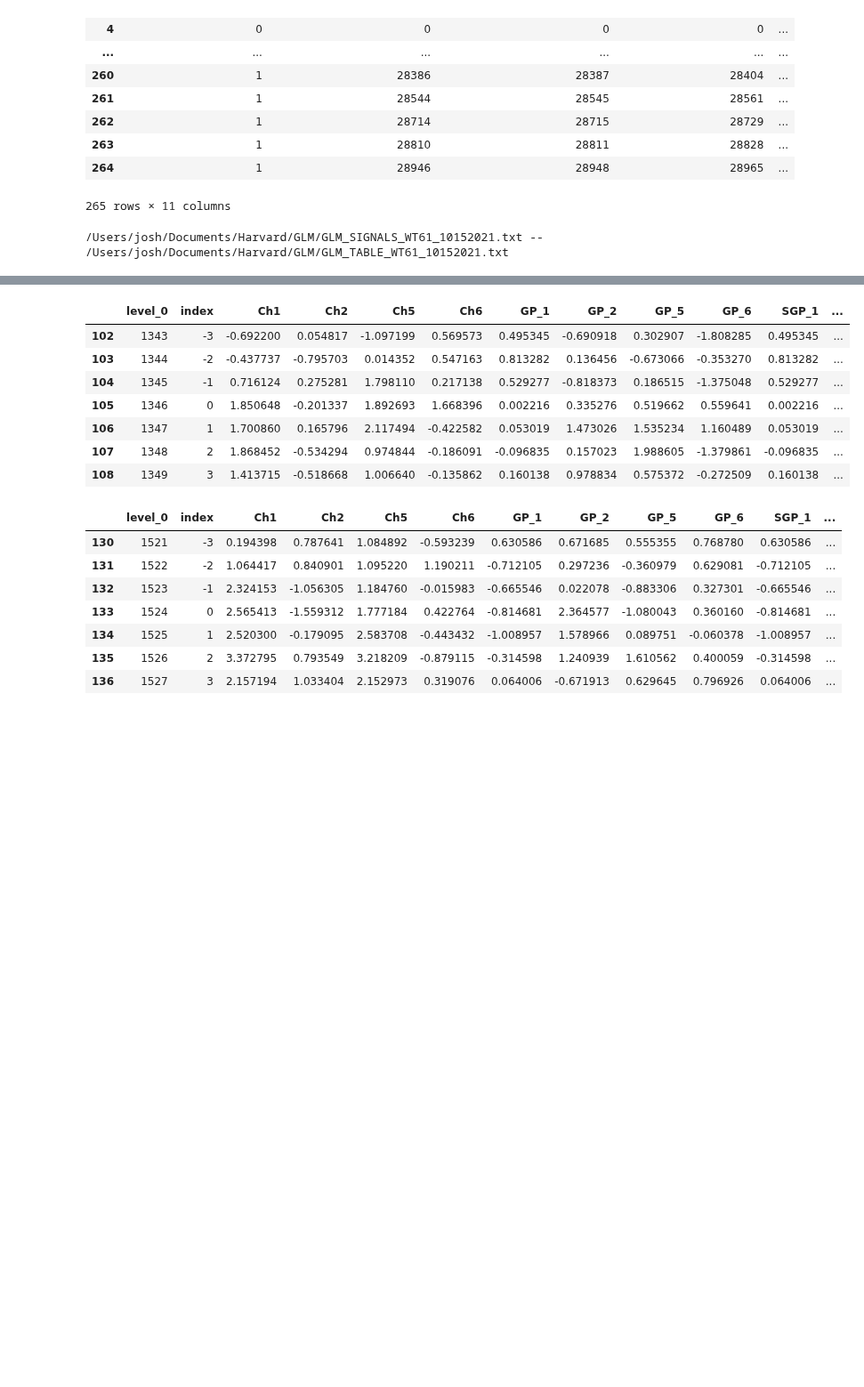
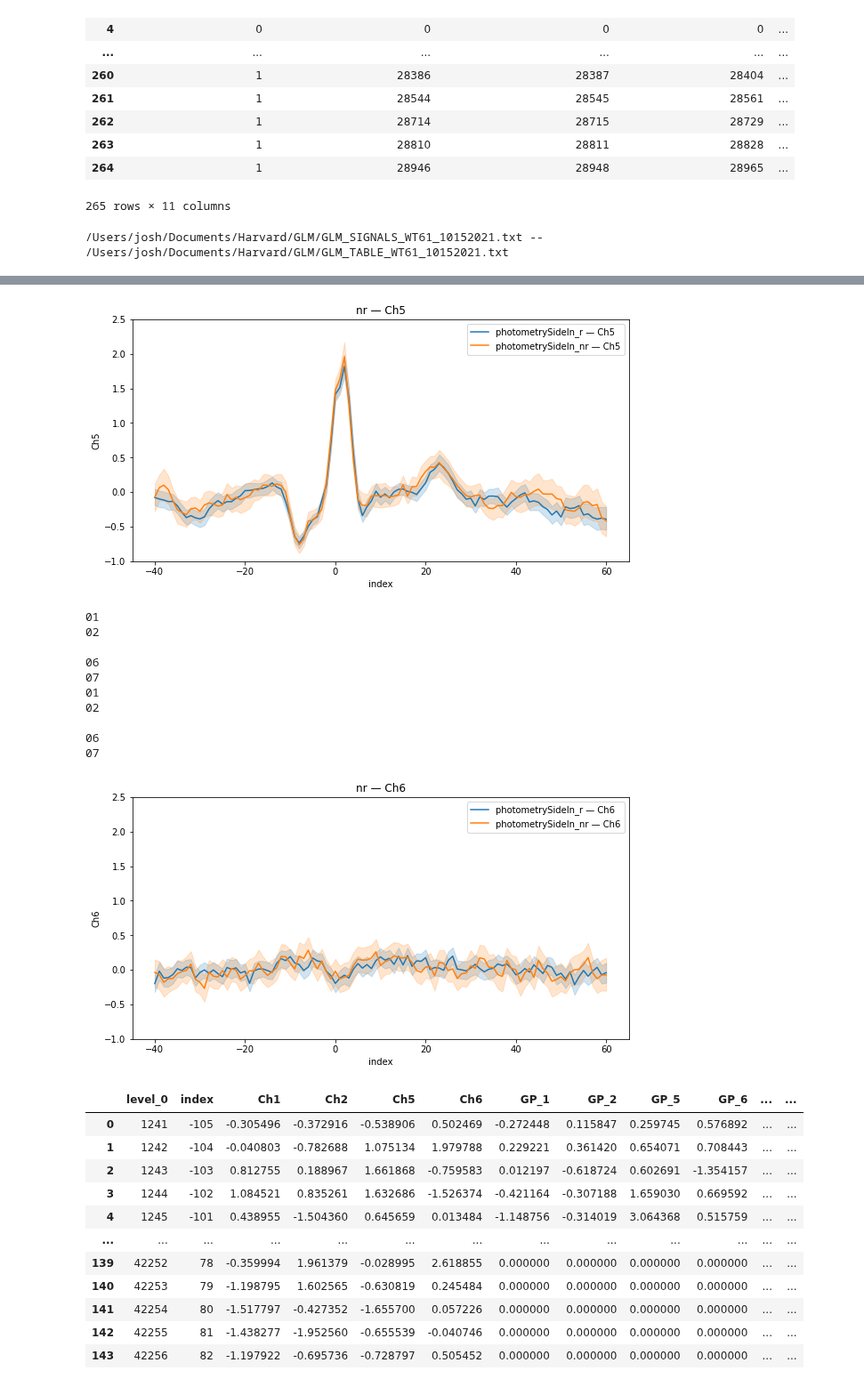
Before and after one commit to kimerein/sabatinilab-glm, a Jupyter notebook: lynne_pp_test_tablecombo2.ipynb, the cells around one changed output, grey strips where cells are left out. Shown at 89% size. Drawn from its saved outputs; the diff is of its cells as text; code cells hidden in the pictures; blank space fills up the shorter version.

Commit message:
Updating photometry event identification based on signal behavior table code

```diff
--- a/lynne_pp_test_tablecombo2.ipynb
+++ b/lynne_pp_test_tablecombo2.ipynb
@@ -140,7 +140,7 @@ data_folder = '/Users/josh/Documents/Harvard/GLM'
 import glob
 from collections import defaultdict
 
-alignment_index_list = defaultdict(list)
+# alignment_index_list = defaultdict(list)
 
 # for fn in glob.glob(f'{data_folder}/GLM_SIGNALS_WT61_*.txt'):
 for fn in glob.glob(f'{data_folder}/GLM_SIGNALS_WT61_10152021.txt'):
@@ -148,6 +148,7 @@ for fn in glob.glob(f'{data_folder}/GLM_SIGNALS_WT61_10152021.txt'):
     print(fn, '--', table_fn)
 
     df_t = pd.read_csv(table_fn)
+
 
     df = pd.read_csv(fn)
     df = df[[_ for _ in df.columns if 'Unnamed' not in _]]
@@ -175,10 +176,10 @@ for fn in glob.glob(f'{data_folder}/GLM_SIGNALS_WT61_10152021.txt'):
         inx = inx[inx >= 0]
         df.loc[inx, new_name] = 1
 
-        df[f'{new_name}_r'] = df[new_name]*df['wasRewarded']
-        df[f'{new_name}_nr'] = df[new_name]*(1-df['wasRewarded'])
+        # df[f'{new_name}_r'] = df[new_name]*df['wasRewarded']
+        # df[f'{new_name}_nr'] = df[new_name]*(1-df['wasRewarded'])
 
-        alignment_index_list[new_name].append(len(df2) + inx)
+        # alignment_index_list[new_name].append(len(df2) + inx)
 
         # print(col_val)
         # display(df.loc[inx])
@@ -231 +208,12 @@ df2['photometrySideOut'].iloc[lb:ub].plot()
+# %%
+for col_val in col_lst:
+    new_name = col_val.replace('Index', '')
+    # df2[f'{new_name}_r'] = df2[new_name]*df2['combor']
+    # df2[f'{new_name}_nr'] = df2[new_name]*(1-df2['combor'])
+
+    # df2[f'{new_name}_r'] = df2[new_name]*df2['reward']
+    # df2[f'{new_name}_nr'] = df2[new_name]*(1-df2['reward'])
+
+    df2[f'{new_name}_r'] = df2[new_name]*df2['wasRewarded']
+    df2[f'{new_name}_nr'] = df2[new_name]*(1-df2['wasRewarded'])
 # %%
@@ -250,8 +295,8 @@ from tqdm.notebook import tqdm
 for channel in ['Ch1', 'Ch2', 'Ch5', 'Ch6']:
     plt.figure(figsize=(10,5))
     # for alignment_col in ['ft_r_spn', 'ft_nr_spn']:
-    # for alignment_col in ['photometrySideIn_r', 'photometrySideIn_nr']:
-    for alignment_col in ['photometrySideIn_nr']:
+    for alignment_col in ['photometrySideIn_r', 'photometrySideIn_nr']:
+    # for alignment_col in ['photometrySideIn_nr']:
         relative_df = pd.DataFrame()
         rel_points = df2[df2[alignment_col] > 0].reset_index()
         # display(rel_points.iloc[:, -15:])
@@ -273,12 +318,12 @@ for channel in ['Ch1', 'Ch2', 'Ch5', 'Ch6']:
             lst_extendeds.append(extended_trial.copy())
 
 
-            # display(rel_points.iloc[:, -15:])
-            with pd.option_context('max_columns', 1000, 'max_rows', 2000):
-                display(extended_trial[extended_trial['index'].between(-3, 3)])
-    #         break
-    #     break
-    # break
+    #         # display(rel_points.iloc[:, -15:])
+    #         with pd.option_context('max_columns', 1000, 'max_rows', 2000):
+    #             display(extended_trial[extended_trial['index'].between(-3, 3)])
+    # #         break
+    # #     break
+    # # break
 
             # if len(relative_df) == 0:
             #     relative_df = extended_trial.copy()
@@ -299,7 +344,7 @@ for channel in ['Ch1', 'Ch2', 'Ch5', 'Ch6']:
         print('07')
 
         plt.title(f'{alignment_name} — {channel}')
-        plt.ylim(-1.5,1.5)
+        plt.ylim(-1,2.5)
         plt.grid()
     plt.legend()
     plt.show()
@@ -311,16 +386,24 @@ display(relative_df)
+[figure, added]
+01
+02
+
+06
+07
+01
+02
+
+06
+07
+[figure, added]
-|  | level_0 | index | Ch1 | Ch2 | Ch5 | Ch6 | GP_1 | GP_2 | GP_5 | GP_6 | SGP_1 | ... |
-| 102 | 1343 | -3 | -0.692200 | 0.054817 | -1.097199 | 0.569573 | 0.495345 | -0.690918 | 0.302907 | -1.808285 | 0.495345 | ... |
-| 103 | 1344 | -2 | -0.437737 | -0.795703 | 0.014352 | 0.547163 | 0.813282 | 0.136456 | -0.673066 | -0.353270 | 0.813282 | ... |
-| 104 | 1345 | -1 | 0.716124 | 0.275281 | 1.798110 | 0.217138 | 0.529277 | -0.818373 | 0.186515 | -1.375048 | 0.529277 | ... |
-| 105 | 1346 | 0 | 1.850648 | -0.201337 | 1.892693 | 1.668396 | 0.002216 | 0.335276 | 0.519662 | 0.559641 | 0.002216 | ... |
-| 106 | 1347 | 1 | 1.700860 | 0.165796 | 2.117494 | -0.422582 | 0.053019 | 1.473026 | 1.535234 | 1.160489 | 0.053019 | ... |
-| 107 | 1348 | 2 | 1.868452 | -0.534294 | 0.974844 | -0.186091 | -0.096835 | 0.157023 | 1.988605 | -1.379861 | -0.096835 | ... |
-| 108 | 1349 | 3 | 1.413715 | -0.518668 | 1.006640 | -0.135862 | 0.160138 | 0.978834 | 0.575372 | -0.272509 | 0.160138 | ... |
+|  | level_0 | index | Ch1 | Ch2 | Ch5 | Ch6 | GP_1 | GP_2 | GP_5 | GP_6 | ... | ... |
+| 0 | 1241 | -105 | -0.305496 | -0.372916 | -0.538906 | 0.502469 | -0.272448 | 0.115847 | 0.259745 | 0.576892 | ... | ... |
+| 1 | 1242 | -104 | -0.040803 | -0.782688 | 1.075134 | 1.979788 | 0.229221 | 0.361420 | 0.654071 | 0.708443 | ... | ... |
+| 2 | 1243 | -103 | 0.812755 | 0.188967 | 1.661868 | -0.759583 | 0.012197 | -0.618724 | 0.602691 | -1.354157 | ... | ... |
+| 3 | 1244 | -102 | 1.084521 | 0.835261 | 1.632686 | -1.526374 | -0.421164 | -0.307188 | 1.659030 | 0.669592 | ... | ... |
+| 4 | 1245 | -101 | 0.438955 | -1.504360 | 0.645659 | 0.013484 | -1.148756 | -0.314019 | 3.064368 | 0.515759 | ... | ... |
+| ... | ... | ... | ... | ... | ... | ... | ... | ... | ... | ... | ... | ... |
+| 139 | 42252 | 78 | -0.359994 | 1.961379 | -0.028995 | 2.618855 | 0.000000 | 0.000000 | 0.000000 | 0.000000 | ... | ... |
+| 140 | 42253 | 79 | -1.198795 | 1.602565 | -0.630819 | 0.245484 | 0.000000 | 0.000000 | 0.000000 | 0.000000 | ... | ... |
+| 141 | 42254 | 80 | -1.517797 | -0.427352 | -1.655700 | 0.057226 | 0.000000 | 0.000000 | 0.000000 | 0.000000 | ... | ... |
+| 142 | 42255 | 81 | -1.438277 | -1.952560 | -0.655539 | -0.040746 | 0.000000 | 0.000000 | 0.000000 | 0.000000 | ... | ... |
+| 143 | 42256 | 82 | -1.197922 | -0.695736 | -0.728797 | 0.505452 | 0.000000 | 0.000000 | 0.000000 | 0.000000 | ... | ... |
-|  | level_0 | index | Ch1 | Ch2 | Ch5 | Ch6 | GP_1 | GP_2 | GP_5 | GP_6 | SGP_1 | ... |
-| 130 | 1521 | -3 | 0.194398 | 0.787641 | 1.084892 | -0.593239 | 0.630586 | 0.671685 | 0.555355 | 0.768780 | 0.630586 | ... |
-| 131 | 1522 | -2 | 1.064417 | 0.840901 | 1.095220 | 1.190211 | -0.712105 | 0.297236 | -0.360979 | 0.629081 | -0.712105 | ... |
-| 132 | 1523 | -1 | 2.324153 | -1.056305 | 1.184760 | -0.015983 | -0.665546 | 0.022078 | -0.883306 | 0.327301 | -0.665546 | ... |
-| 133 | 1524 | 0 | 2.565413 | -1.559312 | 1.777184 | 0.422764 | -0.814681 | 2.364577 | -1.080043 | 0.360160 | -0.814681 | ... |
-| 134 | 1525 | 1 | 2.520300 | -0.179095 | 2.583708 | -0.443432 | -1.008957 | 1.578966 | 0.089751 | -0.060378 | -1.008957 | ... |
-| 135 | 1526 | 2 | 3.372795 | 0.793549 | 3.218209 | -0.879115 | -0.314598 | 1.240939 | 1.610562 | 0.400059 | -0.314598 | ... |
-| 136 | 1527 | 3 | 2.157194 | 1.033404 | 2.152973 | 0.319076 | 0.064006 | -0.671913 | 0.629645 | 0.796926 | 0.064006 | ... |
```
Also changed, not shown: parts of 10 cells of this notebook, 2 other files.
